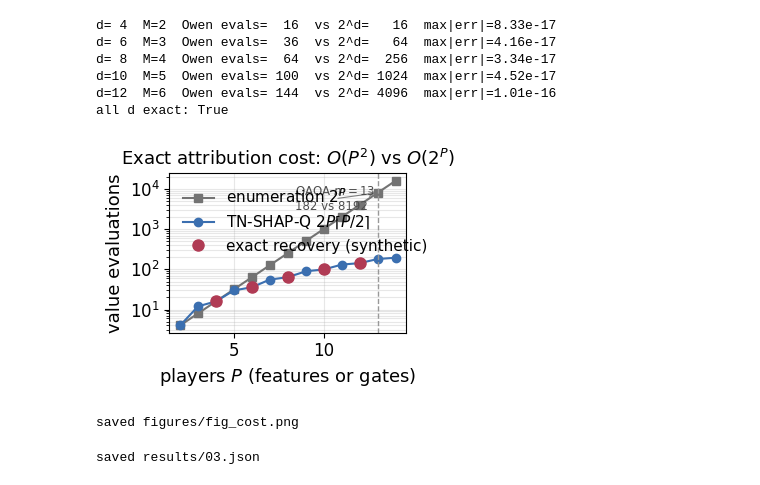
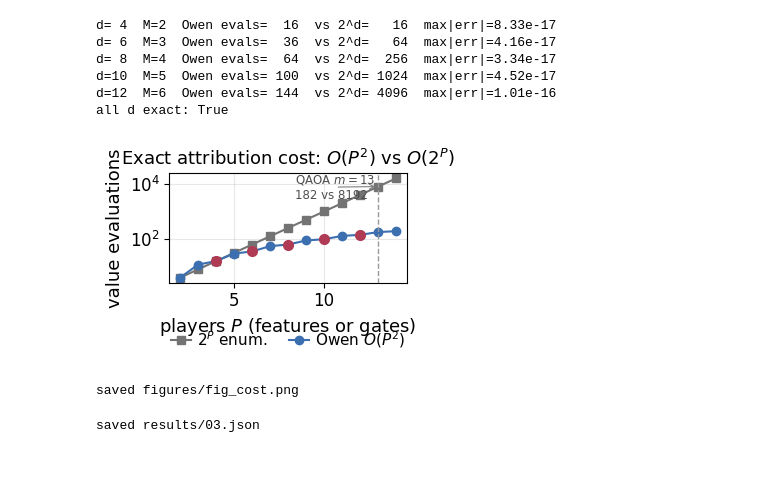
Before and after one commit to farzana0/TN-SHAP-Q-demo, a Jupyter notebook: notebooks/03_dimension_scaling.ipynb, the cells around one changed output. Cells and saved outputs as stored; diff of their text form; code cells hidden in the pictures.

```diff
--- a/notebooks/03_dimension_scaling.ipynb
+++ b/notebooks/03_dimension_scaling.ipynb
@@ -43,30 +43,29 @@ all d exact: True
 # %%
 # Cost curves: 2^P enumeration vs 2P*ceil(P/2) Owen; markers at validated d; QAOA m=13 ref
 P = np.arange(2, 15)
 enum = 2.0 ** P
 owen_cost = 2 * P * np.ceil(P / 2)
 m_gate, gate_owen, gate_enum = 13, 2 * 13 * int(np.ceil(13/2)), 2 ** 13   # 182 vs 8192
 
 fig, ax = plt.subplots(figsize=(3.4, 2.8))
-ax.semilogy(P, enum, 's-', color='0.45', label=r'enumeration $2^P$')
-ax.semilogy(P, owen_cost, 'o-', color='#3b6fb0', label=r'TN-SHAP-Q $2P\lceil P/2\rceil$')
+ax.semilogy(P, enum, 's-', color='0.45', label=r'$2^P$ enum.')
+ax.semilogy(P, owen_cost, 'o-', color='#3b6fb0', label=r'Owen $O(P^2)$')
 dv = np.array(DIMS)
-ax.semilogy(dv, 2 * dv * np.ceil(dv / 2), 'o', color='#b03b54', ms=8, zorder=5,
-            label='exact recovery (synthetic)')
+ax.semilogy(dv, 2 * dv * np.ceil(dv / 2), 'o', color='#b03b54', ms=7, zorder=5)
 ax.axvline(m_gate, color='0.6', ls='--', lw=1)
 ax.annotate(f'QAOA $m{{=}}13$\n{gate_owen} vs {gate_enum}', xy=(m_gate, gate_enum),
             xytext=(8.4, 3e3), fontsize=8.5, color='0.3',
             arrowprops=dict(arrowstyle='->', color='0.5', lw=0.8))
 ax.set_xlabel('players $P$ (features or gates)')
 ax.set_ylabel('value evaluations')
 ax.set_title('Exact attribution cost: $O(P^2)$ vs $O(2^P)$')
-ax.legend(frameon=False, loc='upper left'); ax.grid(alpha=0.3, which='both')
+ax.legend(frameon=False, loc='upper center', bbox_to_anchor=(0.5, -0.3), ncol=2, columnspacing=1.4, handlelength=1.3, handletextpad=0.4); ax.grid(alpha=0.3, which='both')
 fig.tight_layout()
 savefig(fig, 'fig_cost.png')
 plt.show()
 print("saved figures/fig_cost.png")
 # %% [output]
-[figure, old version]
+[figure, new version]
 saved figures/fig_cost.png
 # %%
 res = {
```
Also changed, not shown: 16 other files.
